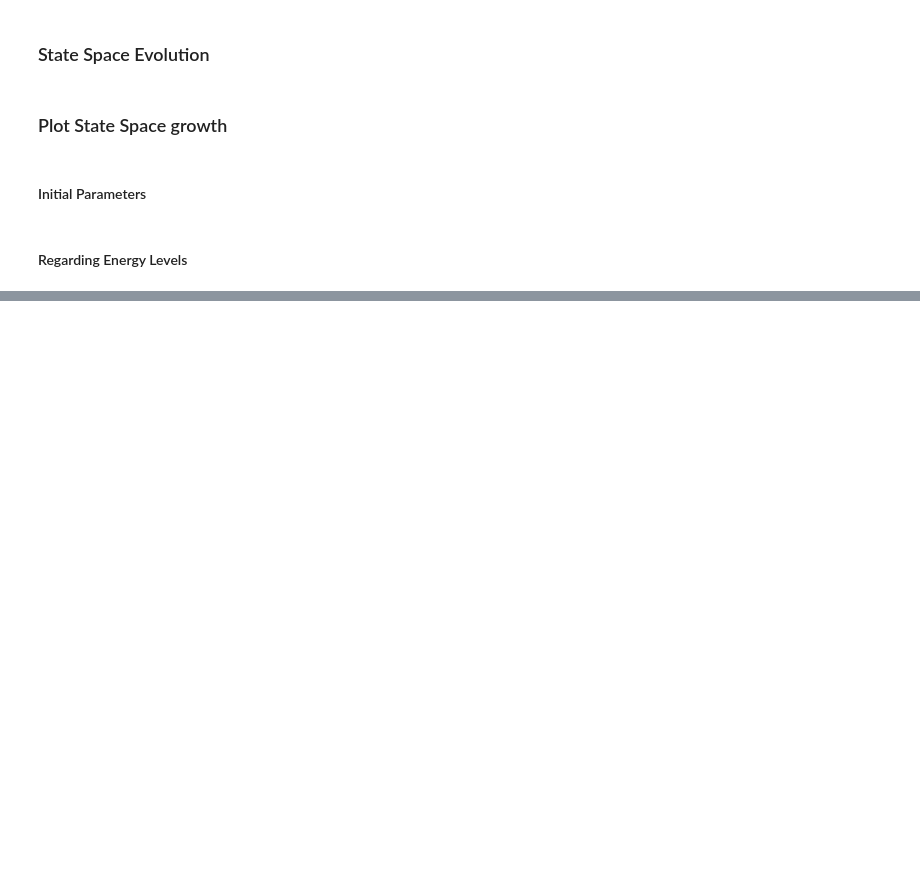
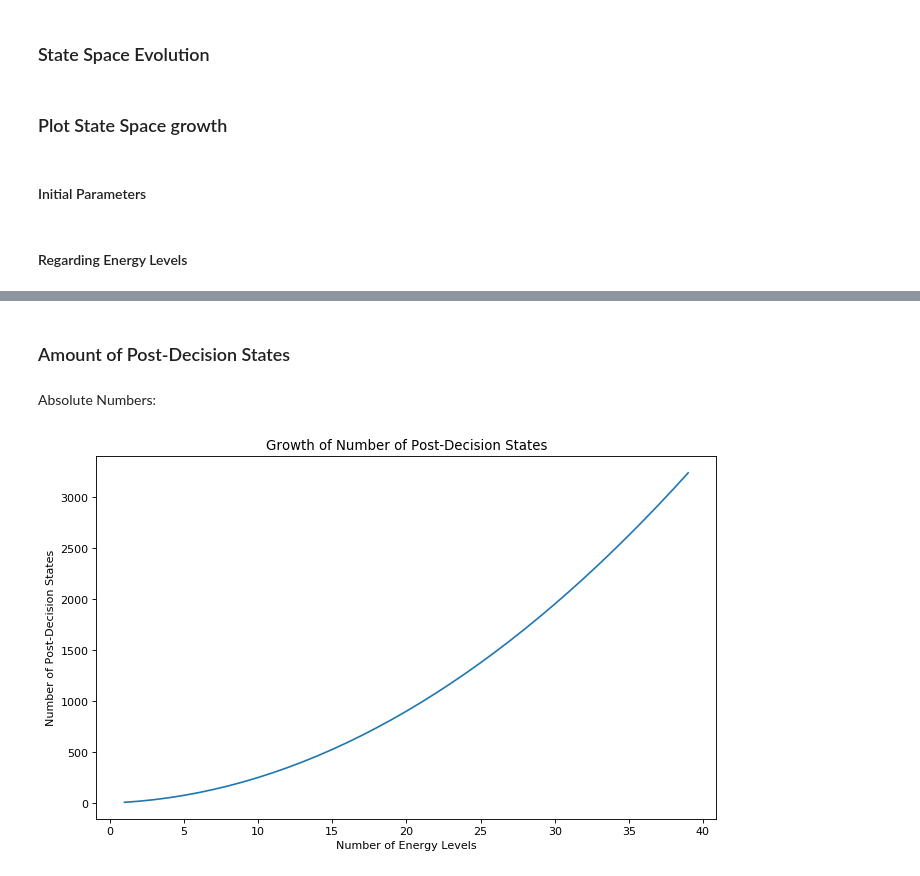
Before and after one commit to jonasjostmann/ddm-policy-iteration, a Jupyter notebook: experiments.ipynb, the cells around one changed output, grey strips where cells are left out. Saved outputs shown, nothing was run; the diff lists cells and outputs as text; code cells hidden in the pictures; blank space fills up the shorter version.

```diff
--- a/experiments.ipynb
+++ b/experiments.ipynb
@@ -135,0 +171,14 @@ plt.savefig('results/'+ file_name +'.png')
+# %% [markdown]
+### Amount of Post-Decision States
+# %% [markdown]
+Absolute Numbers:
+# %%
+file_name = "absPostStatesEnergyLevels_"+ str(MAX_TIME) +"_timeSteps_" + str(max(experiment_range)) + "_eLevels_" + str(MAX_PULL) + "_maxPull_" + str(MAX_PUSH) + "_maxPush"
+plt.figure(num=None, figsize=(10, 6), dpi=80, facecolor='w', edgecolor='k')
+plt.plot(experiment_range, amount_post_states)
+plt.xlabel("Number of Energy Levels")
+plt.ylabel("Number of Post-Decision States")
+plt.title("Growth of Number of Post-Decision States")
+plt.savefig('results/'+ file_name +'.png')
+# %% [output]
+[figure, added]
```
Also changed, not shown: parts of 19 cells of this notebook, 9 other files.
